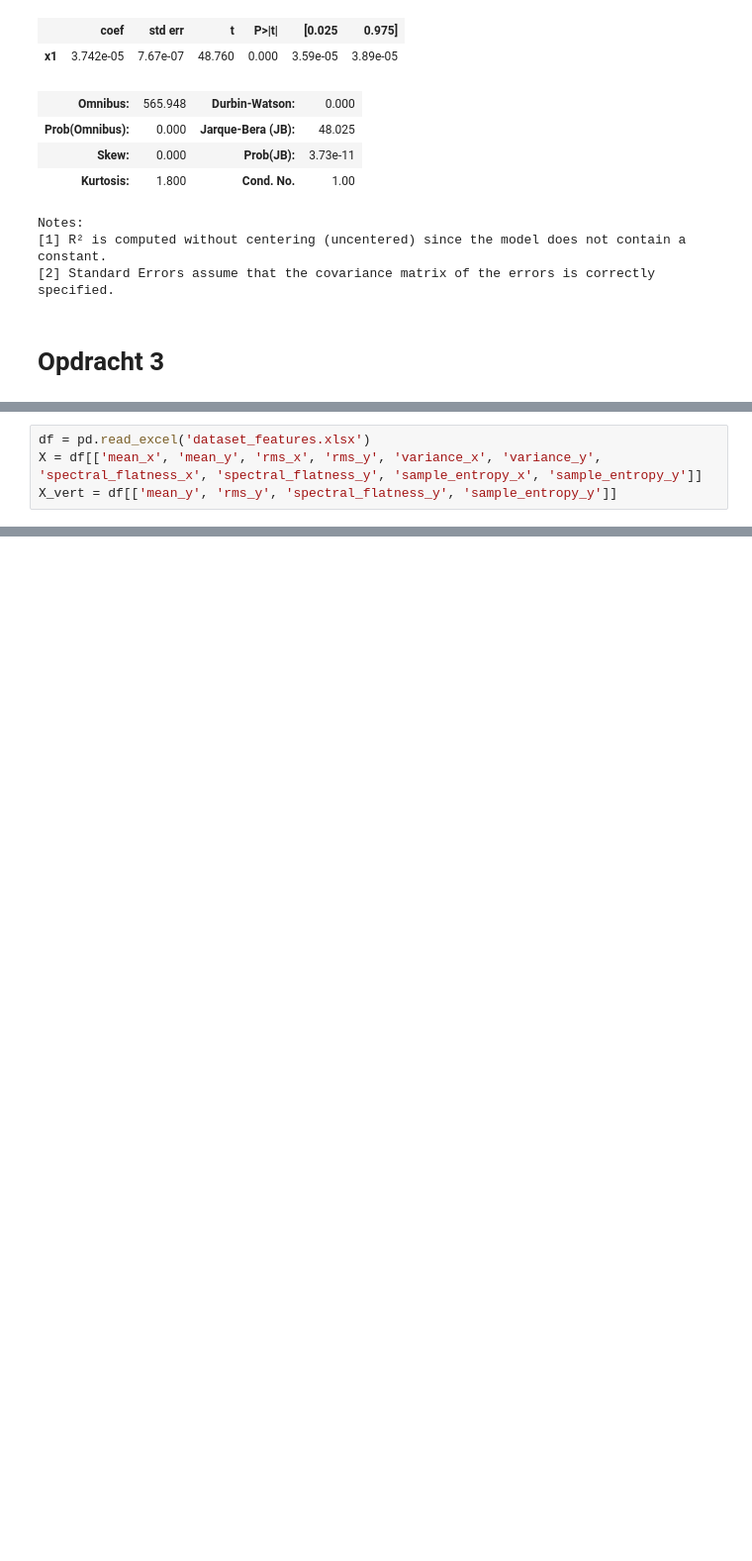
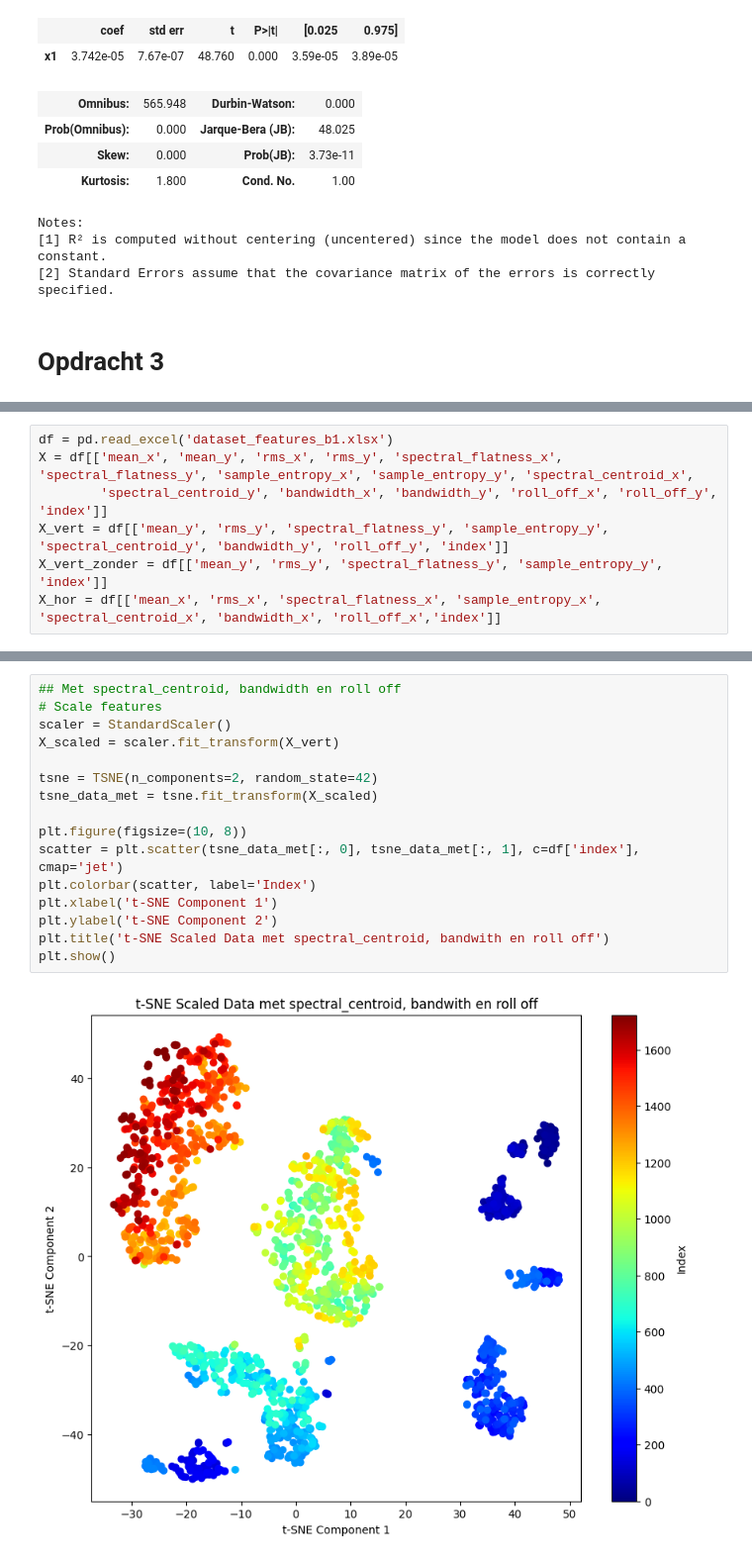
Before and after one commit to luukhfontys/Datascience-eindopdracht, a Jupyter notebook: DS Eindopdracht.ipynb, the cells around one changed output, grey strips where cells are left out. Shown at 99% size. Cells and saved outputs as stored; diff of their text form; blank space fills up the shorter version.

```diff
--- a/DS Eindopdracht.ipynb
+++ b/DS Eindopdracht.ipynb
@@ -581,4 +661,7 @@ Notes:
 # %%
-df = pd.read_excel('dataset_features.xlsx')
-X = df[['mean_x', 'mean_y', 'rms_x', 'rms_y', 'variance_x', 'variance_y', 'spectral_flatness_x', 'spectral_flatness_y', 'sample_entropy_x', 'sample_entropy_y']]
-X_vert = df[['mean_y', 'rms_y', 'spectral_flatness_y', 'sample_entropy_y']]
+df = pd.read_excel('dataset_features_b1.xlsx')
+X = df[['mean_x', 'mean_y', 'rms_x', 'rms_y', 'spectral_flatness_x', 'spectral_flatness_y', 'sample_entropy_x', 'sample_entropy_y', 'spectral_centroid_x',
+        'spectral_centroid_y', 'bandwidth_x', 'bandwidth_y', 'roll_off_x', 'roll_off_y', 'index']]
+X_vert = df[['mean_y', 'rms_y', 'spectral_flatness_y', 'sample_entropy_y', 'spectral_centroid_y', 'bandwidth_y', 'roll_off_y', 'index']]
+X_vert_zonder = df[['mean_y', 'rms_y', 'spectral_flatness_y', 'sample_entropy_y', 'index']]
+X_hor = df[['mean_x', 'rms_x', 'spectral_flatness_x', 'sample_entropy_x', 'spectral_centroid_x', 'bandwidth_x', 'roll_off_x','index']]
@@ -600,0 +670,18 @@ plt.show()
+# %%
+## Met spectral_centroid, bandwidth en roll off
+# Scale features
+scaler = StandardScaler()
+X_scaled = scaler.fit_transform(X_vert)
+
+tsne = TSNE(n_components=2, random_state=42)
+tsne_data_met = tsne.fit_transform(X_scaled)
+
+plt.figure(figsize=(10, 8))
+scatter = plt.scatter(tsne_data_met[:, 0], tsne_data_met[:, 1], c=df['index'], cmap='jet')
+plt.colorbar(scatter, label='Index')
+plt.xlabel('t-SNE Component 1')
+plt.ylabel('t-SNE Component 2')
+plt.title('t-SNE Scaled Data met spectral_centroid, bandwith en roll off')
+plt.show()
+# %% [output]
+[figure, added]
```
Also changed, not shown: parts of 36 cells of this notebook, 16 other files.
